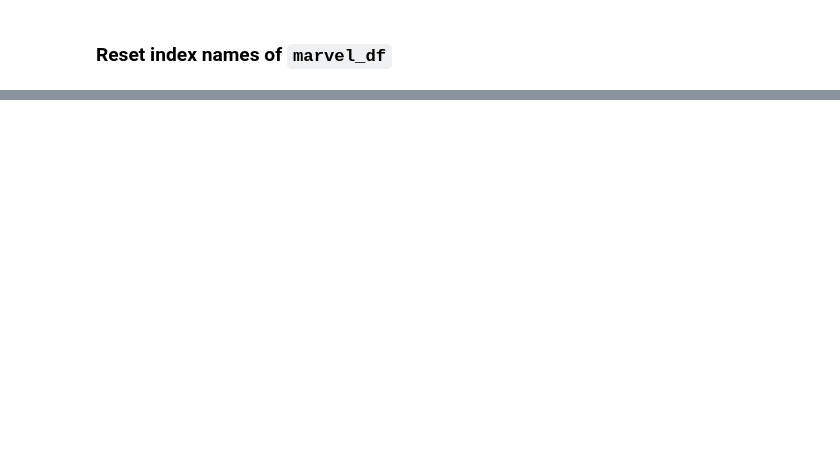
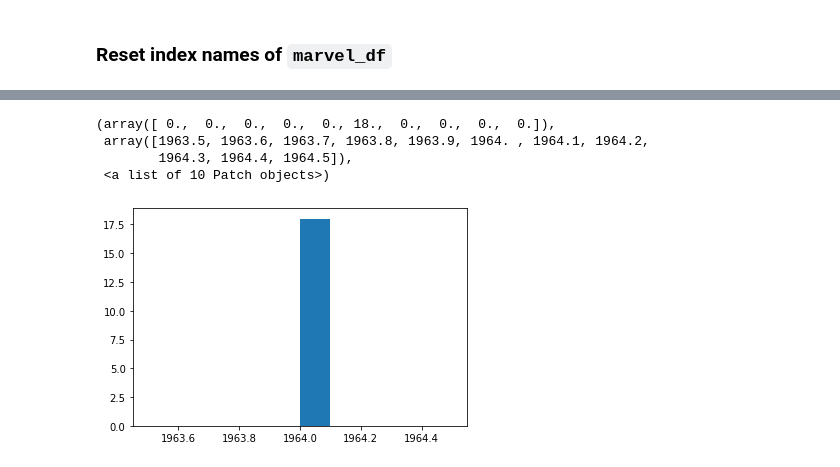
Before and after one commit to zugzug01/freecodecamp-intro-to-pandas, a Jupyter notebook: 4 - Pandas DataFrames exercisesPractice.ipynb, the cells around one changed output, grey strips where cells are left out. Drawn from its saved outputs; the diff is of its cells as text; code cells hidden in the pictures; blank space fills up the shorter version.

```diff
--- a/4 - Pandas DataFrames exercisesPractice.ipynb
+++ b/4 - Pandas DataFrames exercisesPractice.ipynb
@@ -405,6 +834,13 @@ marvel_df.first_appearance.plot()
 ### Plot a histogram (plot.hist) with values of `first_appearance`
 # %%
 # your code goes here
+plt.hist(marvel_df.first_appearance)
+# %% [output]
+(array([ 0.,  0.,  0.,  0.,  0., 18.,  0.,  0.,  0.,  0.]),
+ array([1963.5, 1963.6, 1963.7, 1963.8, 1963.9, 1964. , 1964.1, 1964.2,
+        1964.3, 1964.4, 1964.5]),
+ <a list of 10 Patch objects>)
+[figure, added]
 # %%
 
 plt.hist(marvel_df.first_appearance)
```
Also changed, not shown: parts of 41 cells of this notebook.
